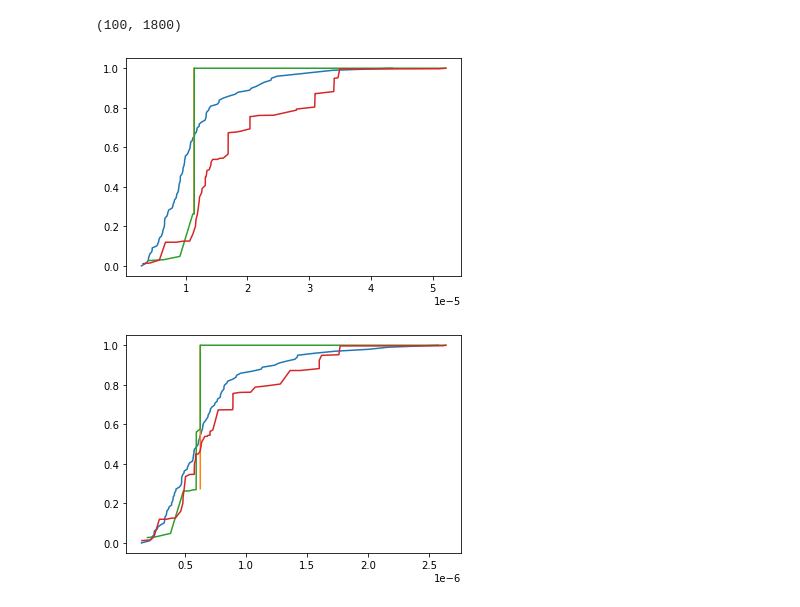
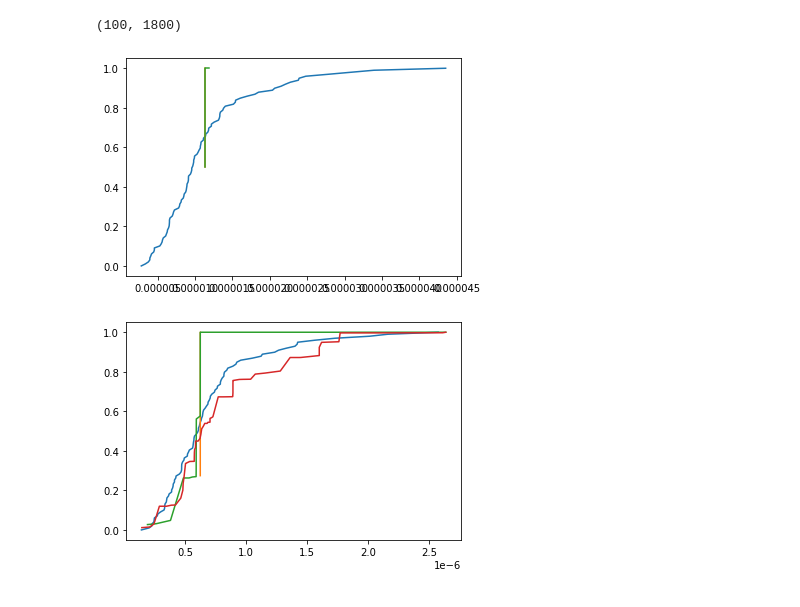
Before and after one commit to dbelivanis/Information-Theory-2, a Jupyter notebook: Optimization/check.ipynb, the cells around one changed output. Cells and saved outputs as stored; diff of their text form; code cells hidden in the pictures.

```diff
--- a/Optimization/check.ipynb
+++ b/Optimization/check.ipynb
@@ -82,24 +86,24 @@ q_MC_x.shape
 # %% [output]
 (100, 1800)
 # %%
-time_step = 3
+time_step = 30
 
 ii = N_steps_orig//(N_steps-1) * (time_step) -1
 
 
 
 Q_MC = q_MC_x[:,ii]
 
 index_MC = np.argsort(Q_MC)
 plt.plot(Q_MC[index_MC],np.linspace(0,1,100))
 
 plot_cdf(p,q_x,time_step,1)
 
-plot_cdf(p,q_x,time_step,8)
+plot_cdf(p,q_x,time_step,3)
 
-plot_cdf(p,q_x,time_step,13)
+# plot_cdf(p,q_x,time_step,13)
 # %% [output]
-[figure, old version]
+[figure, new version]
 # %%
 time_step = 3
 
```
Also changed, not shown: parts of 6 cells of this notebook, 2 other files.
